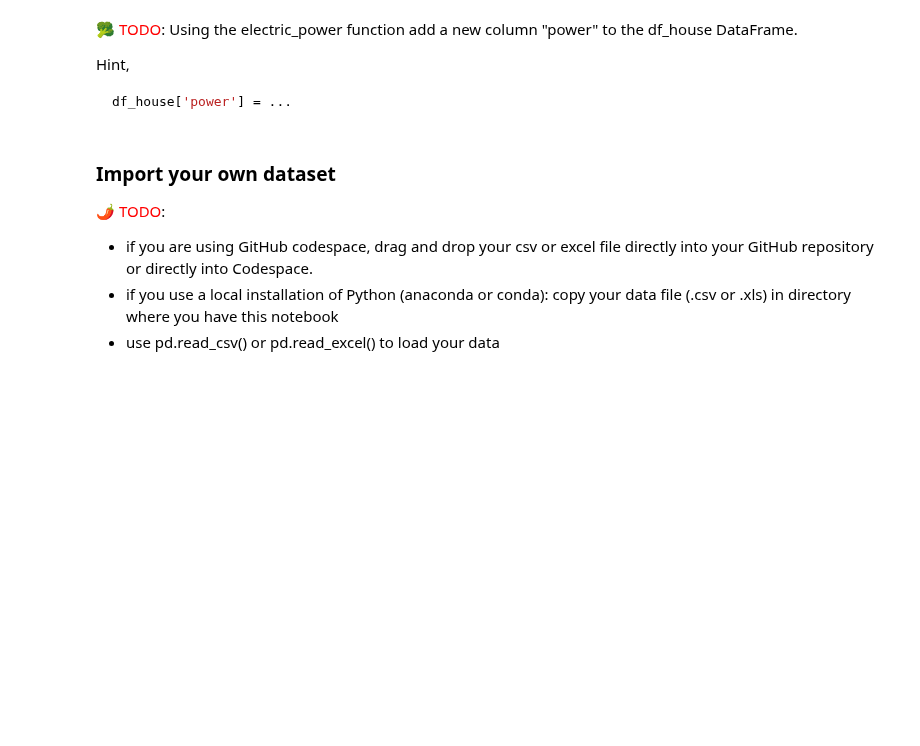
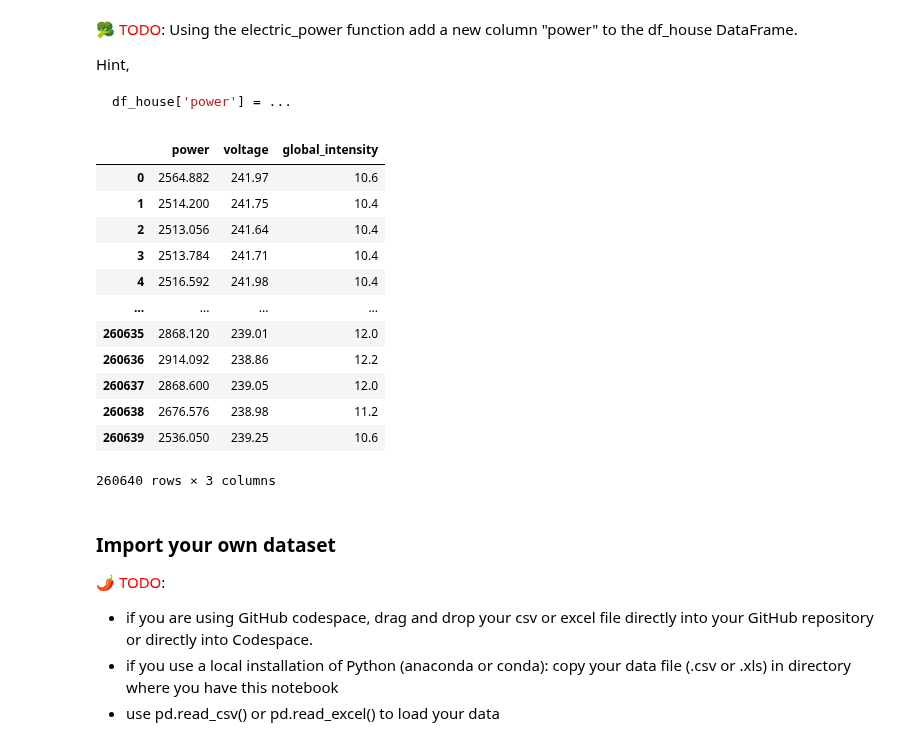
Before and after one commit to otifant/data-analytics-course-zhaw, a Jupyter notebook: lessions/notebook2.1.ipynb, the cells around one changed output. Saved outputs shown, nothing was run; the diff lists cells and outputs as text; code cells hidden in the pictures; blank space fills up the shorter version.

````diff
--- a/lessions/notebook2.1.ipynb
+++ b/lessions/notebook2.1.ipynb
@@ -709,10 +709,30 @@ Hint,
 ```python
 df_house['power'] = ...
 ```
-# %%
-# add your code here
-
-df_house['power'] =  # TODO
+# %%
+# add your code here
+
+column_power = 'power'
+column_voltage = 'voltage'
+column_intensity = 'global_intensity'
+
+df_house[column_power] = df_house.apply(lambda row: row[column_voltage] * row[column_intensity], axis=1)
+
+df_house[[column_power, column_voltage, column_intensity]]
+# %% [output]
+|  | power | voltage | global_intensity |
+| 0 | 2564.882 | 241.97 | 10.6 |
+| 1 | 2514.200 | 241.75 | 10.4 |
+| 2 | 2513.056 | 241.64 | 10.4 |
+| 3 | 2513.784 | 241.71 | 10.4 |
+| 4 | 2516.592 | 241.98 | 10.4 |
+| ... | ... | ... | ... |
+| 260635 | 2868.120 | 239.01 | 12.0 |
+| 260636 | 2914.092 | 238.86 | 12.2 |
+| 260637 | 2868.600 | 239.05 | 12.0 |
+| 260638 | 2676.576 | 238.98 | 11.2 |
+| 260639 | 2536.050 | 239.25 | 10.6 |
+260640 rows × 3 columns
 # %% [markdown]
 ### Import your own dataset
 
````
Also changed, not shown: parts of 14 cells of this notebook, 1 other file.
